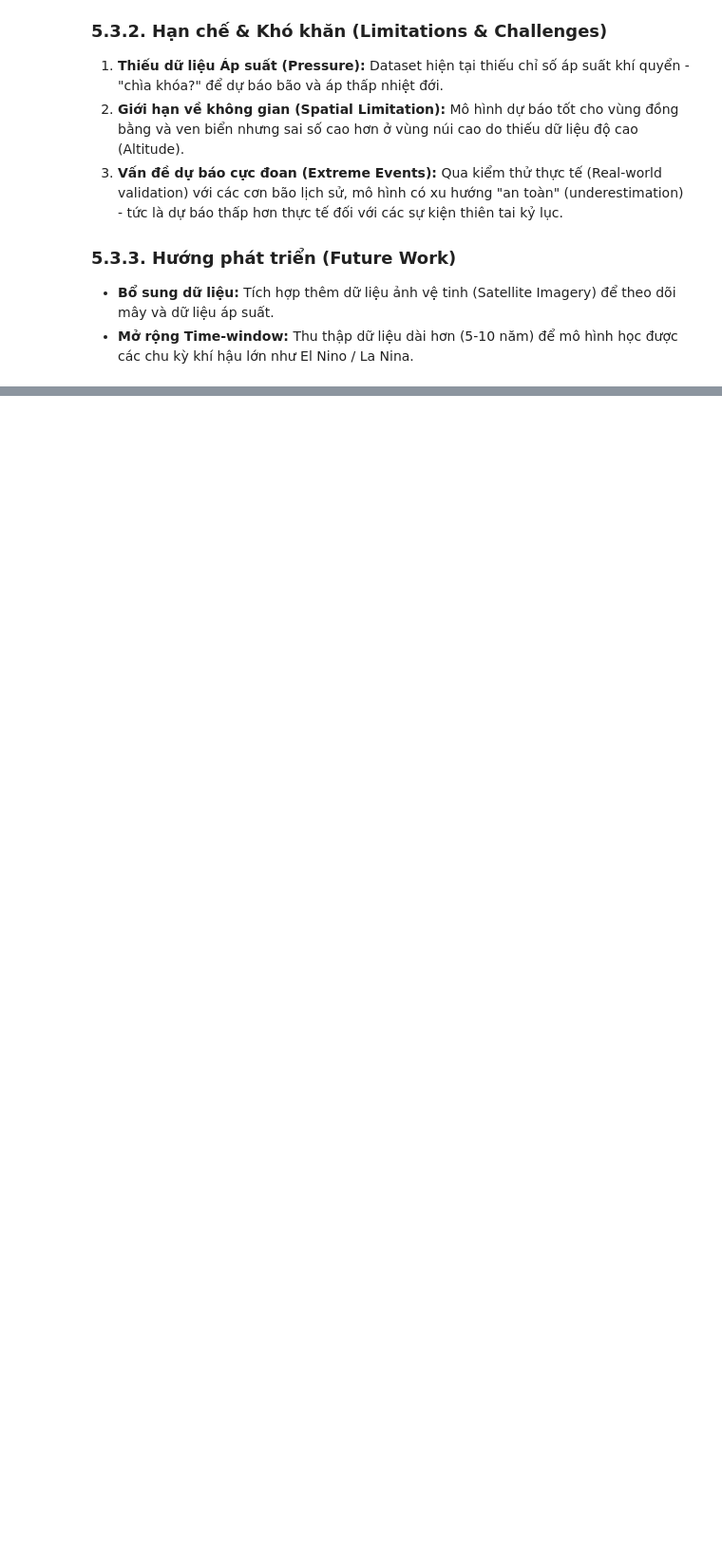
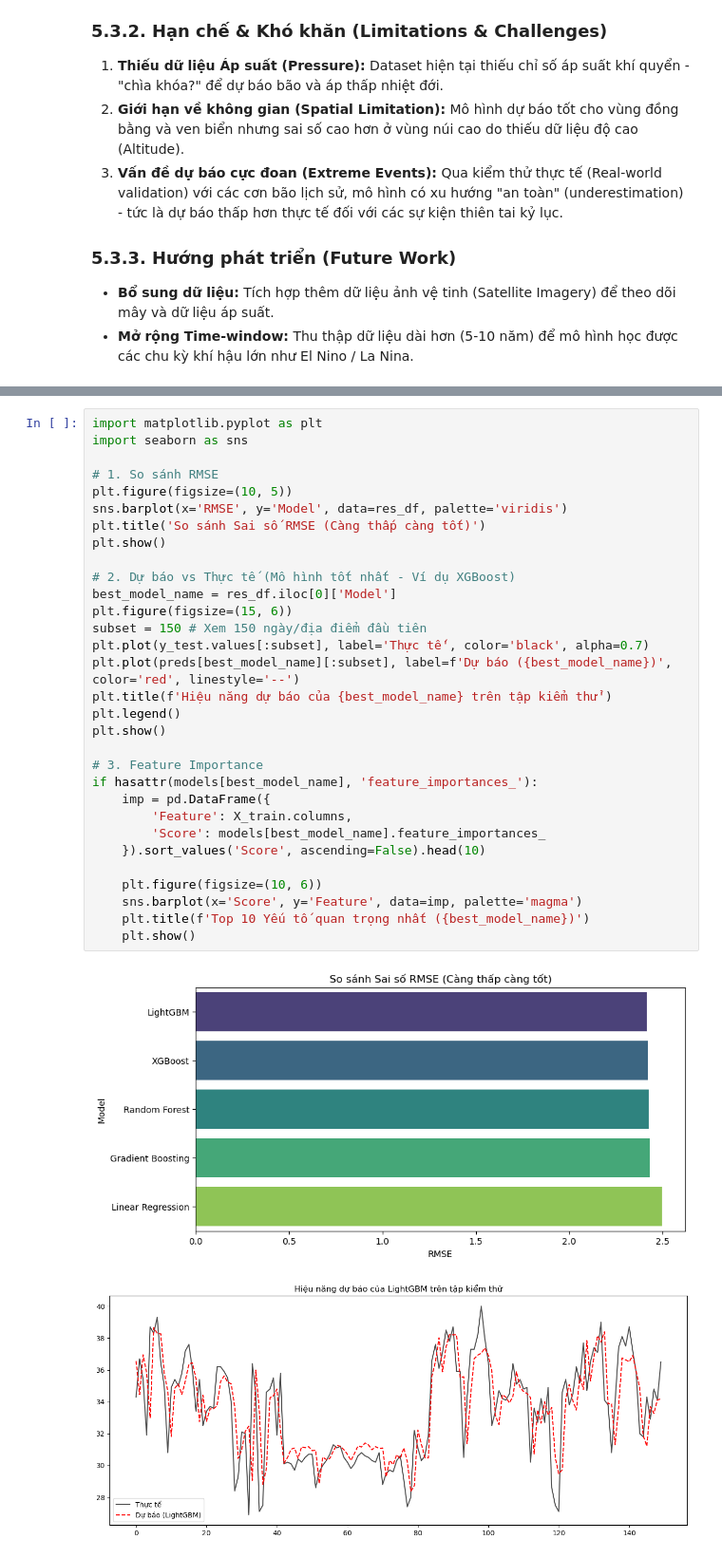
Before and after one commit to DucPhuc1/ProgrammingForDS, a Jupyter notebook: 02_modeling.ipynb, the cells around one changed output, grey strips where cells are left out. Shown at 95% size. Saved outputs shown, nothing was run; the diff lists cells and outputs as text; blank space fills up the shorter version.

```diff
--- a/02_modeling.ipynb
+++ b/02_modeling.ipynb
@@ -937,0 +1096,34 @@ KIỂM TRA CHUỖI BÃO QUÝ IV/2025
+# %%
+import matplotlib.pyplot as plt
+import seaborn as sns
+
+# 1. So sánh RMSE
+plt.figure(figsize=(10, 5))
+sns.barplot(x='RMSE', y='Model', data=res_df, palette='viridis')
+plt.title('So sánh Sai số RMSE (Càng thấp càng tốt)')
+plt.show()
+
+# 2. Dự báo vs Thực tế (Mô hình tốt nhất - Ví dụ XGBoost)
+best_model_name = res_df.iloc[0]['Model']
+plt.figure(figsize=(15, 6))
+subset = 150 # Xem 150 ngày/địa điểm đầu tiên
+plt.plot(y_test.values[:subset], label='Thực tế', color='black', alpha=0.7)
+plt.plot(preds[best_model_name][:subset], label=f'Dự báo ({best_model_name})', color='red', linestyle='--')
+plt.title(f'Hiệu năng dự báo của {best_model_name} trên tập kiểm thử')
+plt.legend()
+plt.show()
+
+# 3. Feature Importance
+if hasattr(models[best_model_name], 'feature_importances_'):
+    imp = pd.DataFrame({
+        'Feature': X_train.columns,
+        'Score': models[best_model_name].feature_importances_
+    }).sort_values('Score', ascending=False).head(10)
+
+    plt.figure(figsize=(10, 6))
+    sns.barplot(x='Score', y='Feature', data=imp, palette='magma')
+    plt.title(f'Top 10 Yếu tố quan trọng nhất ({best_model_name})')
+    plt.show()
+# %% [output]
+[figure, added]
+[figure, added]
```
Also changed, not shown: parts of 21 cells of this notebook.
